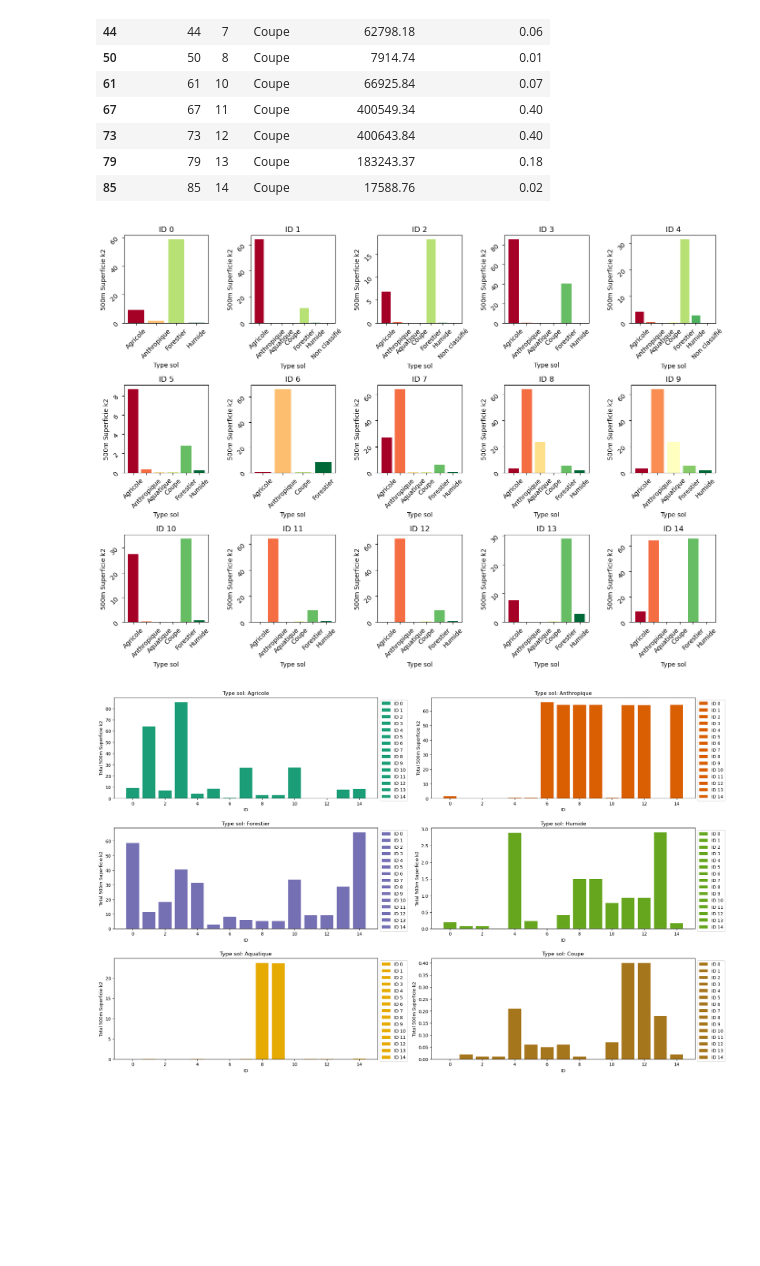
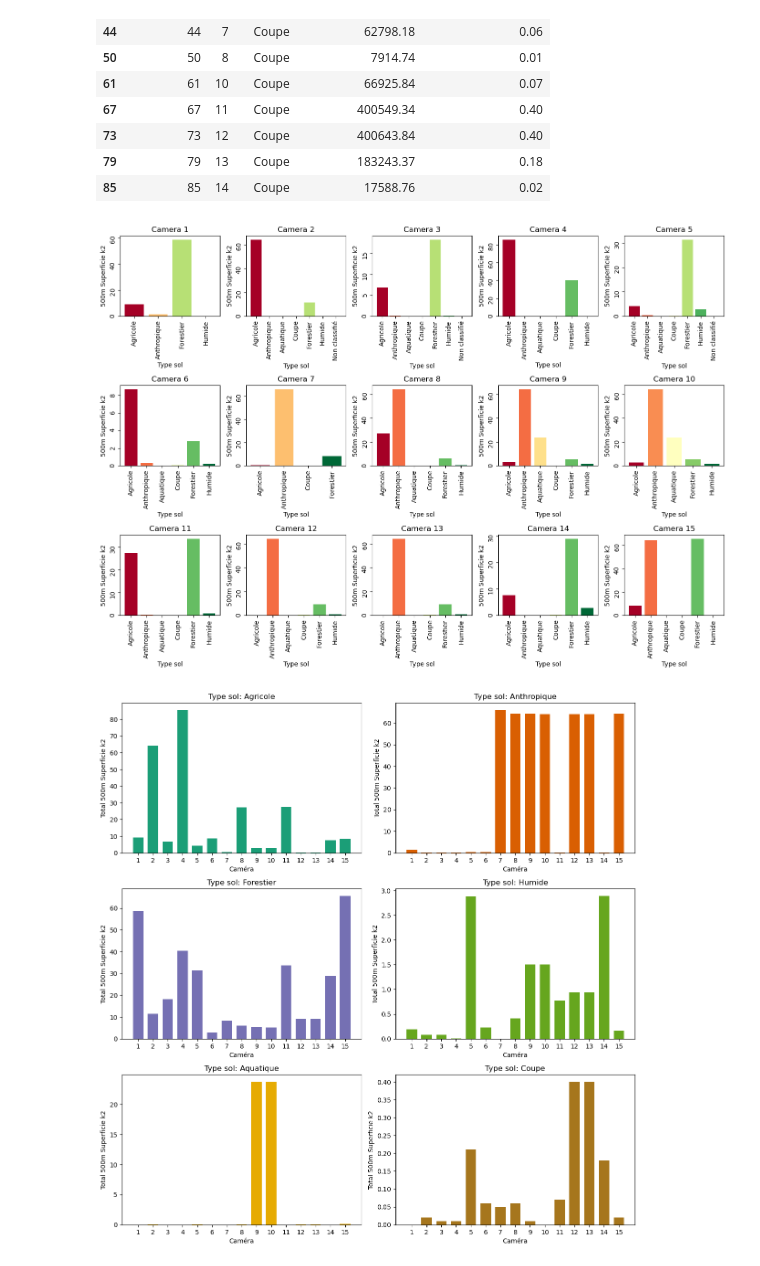
Before and after one commit to tofunori/Multi-buffers-data-extraction, a Jupyter notebook: data_manipulation.ipynb, the cells around one changed output. Saved outputs shown, nothing was run; the diff lists cells and outputs as text; code cells hidden in the pictures; blank space fills up the shorter version.

Commit message:
plot update

```diff
--- a/data_manipulation.ipynb
+++ b/data_manipulation.ipynb
@@ -211,10 +211,10 @@ for i in range(15):
         ax.bar(type, sol_specific[sol_specific['Type sol'] == type]['500m_Superficie_k2'],
                color=colors[j])
 
-    ax.set_title(f'ID {i}')
+    ax.set_title(f'Camera {i + 1}')
     ax.set_xlabel('Type sol')
     ax.set_ylabel('500m Superficie k2')
-    ax.tick_params(labelrotation=45)  # Rotate labels
+    ax.tick_params(labelrotation=90)  # Rotate labels
 
 
 # Adjust layout
@@ -223,61 +223,54 @@ plt.tight_layout()
 # Show the full plot
 plt.show()
 # %% [output]
-[figure, old version]
+[figure, new version]
 # %%
 import matplotlib.pyplot as plt
 import matplotlib.cm as cm
 
-# Unique types in 'Type sol'
 type_sol_categories = sol1km['Type sol'].unique()
 n_types = len(type_sol_categories)
 
-# Determine the number of rows and columns for the subplot grid
 n_cols = 2
-n_rows = (n_types + 1) // n_cols  # This ensures an even distribution of subplots
+n_rows = (n_types + 1) // n_cols
 
-# Define the layout of your subplots
-fig, axs = plt.subplots(nrows=n_rows, ncols=n_cols, figsize=(20, n_rows * 4))  # Adjust the size as needed
-
-# Ensure axs is a 2D array for consistency in the upcoming loop
+fig, axs = plt.subplots(nrows=n_rows, ncols=n_cols, figsize=(12, n_rows * 4))  # Adjust the size as needed
 if n_types == 1:
     axs = axs.reshape(1, -1)
 
 # Create a color map that varies across subplots
 cmap = cm.get_cmap('Dark2', n_types)
+bar_width = 0.7
 
 # Loop through each 'Type sol' type
 for i, type_sol in enumerate(type_sol_categories):
-    # Calculate row and column index for the current subplot
     row_idx = i // n_cols
     col_idx = i % n_cols
 
     ax = axs[row_idx, col_idx]
     type_specific_df = sol1km[sol1km['Type sol'] == type_sol]
 
     # Plotting for each id
-    for id_value in range(15):  # Loop through ids 0 to 14
+    for id_value in range(15):  #
         id_specific_df = type_specific_df[type_specific_df['id'] == id_value]
         superficie_sum = id_specific_df['500m_Superficie_k2'].sum()
-        ax.bar(id_value, superficie_sum, label=f'ID {id_value}', color=cmap(i))
+        ax.bar(id_value, superficie_sum, bar_width, label=f'ID {id_value + 1}', color=cmap(i))
 
     ax.set_title(f'Type sol: {type_sol}')
-    ax.set_xlabel('ID')
+    ax.set_xlabel('Caméra')
+    ax.set_xticks(range(15))
+    ax.set_xticklabels([str(x + 1) for x in range(15)])
     ax.set_ylabel('Total 500m Superficie k2')
-    ax.legend(loc='upper left', bbox_to_anchor=(1, 1))
+    #ax.legend(loc='upper left', bbox_to_anchor=(1, 1))
 
 last_plot_index = n_rows * n_cols - 1
 second_last_plot_index = last_plot_index - 1
 
-# Hide the second last plot
+# Hide  plot
 axs[second_last_plot_index // n_cols, second_last_plot_index % n_cols].set_visible(False)
-# Hide the last plot
 axs[last_plot_index // n_cols, last_plot_index % n_cols].set_visible(False)
 
-# Adjust layout
 plt.tight_layout()
-
-# Show the full plot
 plt.show()
 # %% [output]
-[figure, old version]
+[figure, new version]
```
Also changed, not shown: 1 other file.
